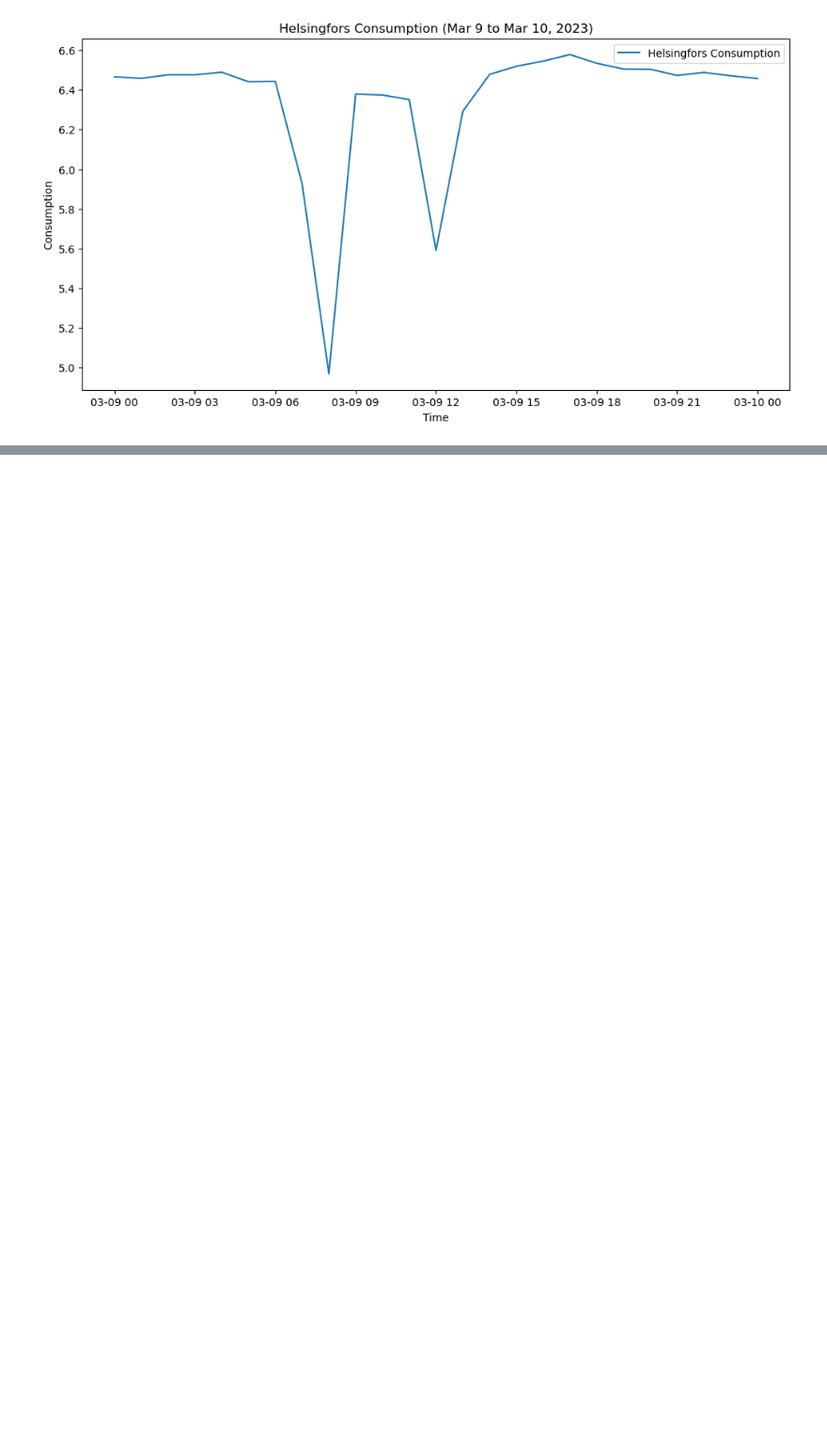
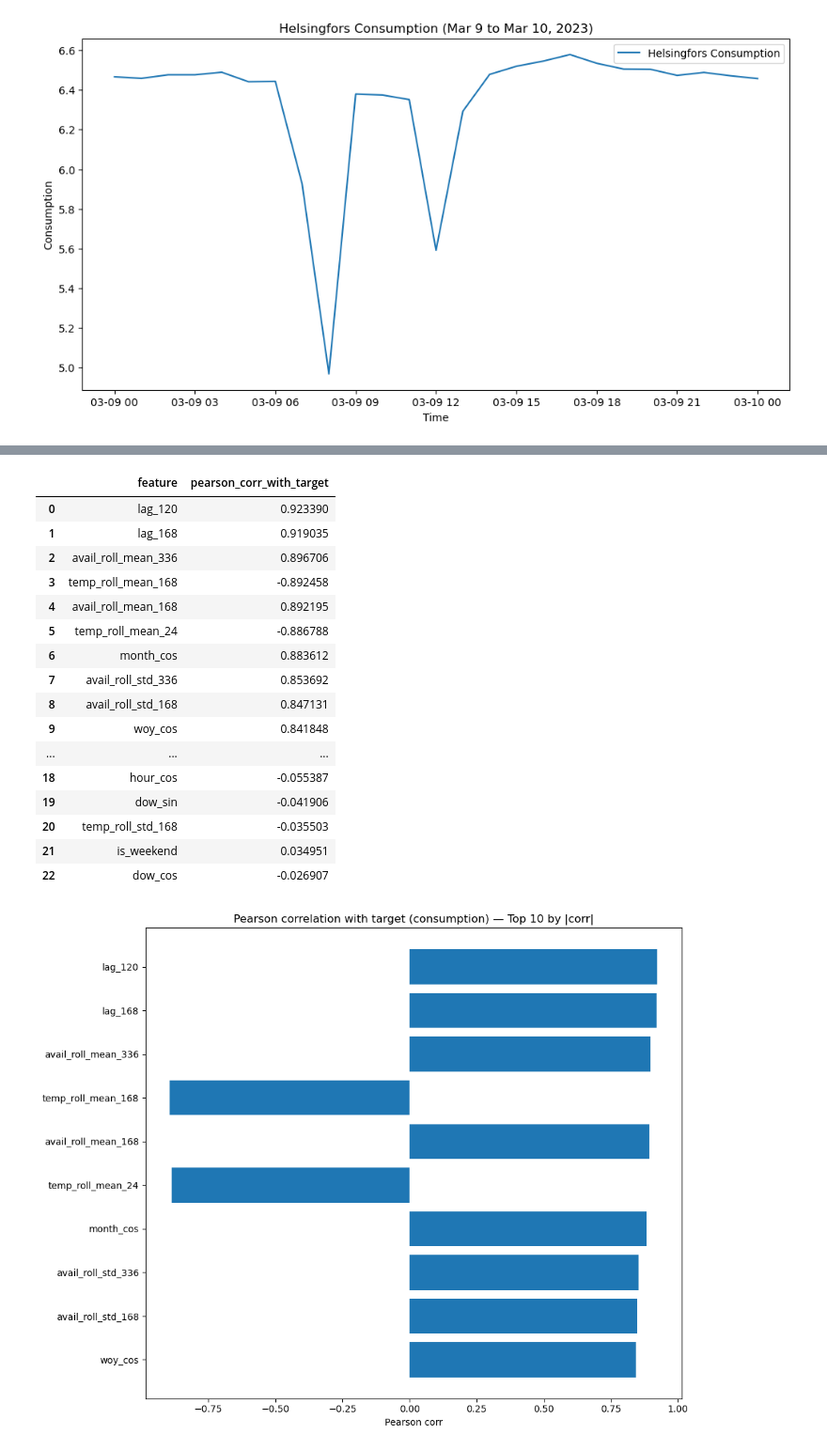
Before and after one commit to sagrimstad/EIT_G3, a Jupyter notebook: eda.ipynb, the cells around one changed output, grey strips where cells are left out. Shown at 94% size. Cells and saved outputs as stored; diff of their text form; code cells hidden in the pictures; blank space fills up the shorter version.

Commit message:
explore correlation betweeen features

```diff
--- a/eda.ipynb
+++ b/eda.ipynb
@@ -355,0 +468,20 @@ plt.show()
+# %%
+# Feature engineering cell
+data = location_df.copy()
+
+data = add_time_features(
+    data,
+    target_col="consumption",
+    temp_col="temperature",
+    delay_days=5,
+    drop_cols=["time", "location", "datetime"],
+    cons_lags=(120, 168), # safe under 5-day delay data constraint
+    cons_rolling_windows=(168, 336),
+    temp_lags=(24, 168),
+    temp_rolling_windows=(24, 168),
+)
+
+# drop NaNs introduced by lag/rolling features
+data = data.dropna()
+
+data.head(5)
@@ -355,0 +579,47 @@ plt.show()
+# %%
+# ==========================================
+# Correlation analysis — 1) target vs feature
+# ==========================================
+# Computes Pearson correlation between y and each selected feature.
+# This is primarily a sanity-check / redundancy tool (linear relationship only).
+
+import pandas as pd
+
+# Pearson correlations: corr(feature, target)
+corr_target = corr_df.corr(numeric_only=True)[target_col].drop(labels=[target_col]).sort_values(key=np.abs, ascending=False)
+
+corr_target_df = corr_target.reset_index()
+corr_target_df.columns = ["feature", "pearson_corr_with_target"]
+display(corr_target_df.head(30))
+
+# Bar plot of top absolute correlations
+TOP_N = 10
+top = corr_target_df.head(TOP_N).iloc[::-1]
+
+import matplotlib.pyplot as plt
+
+plt.figure(figsize=(10, 8))
+plt.barh(top["feature"], top["pearson_corr_with_target"])
+plt.title(f"Pearson correlation with target ({target_col}) — Top {TOP_N} by |corr|")
+plt.xlabel("Pearson corr")
+plt.tight_layout()
+plt.show()
+# %% [output]
+|  | feature | pearson_corr_with_target |
+| 0 | lag_120 | 0.923390 |
+| 1 | lag_168 | 0.919035 |
+| 2 | avail_roll_mean_336 | 0.896706 |
+| 3 | temp_roll_mean_168 | -0.892458 |
+| 4 | avail_roll_mean_168 | 0.892195 |
+| 5 | temp_roll_mean_24 | -0.886788 |
+| 6 | month_cos | 0.883612 |
+| 7 | avail_roll_std_336 | 0.853692 |
+| 8 | avail_roll_std_168 | 0.847131 |
+| 9 | woy_cos | 0.841848 |
+| ... | ... | ... |
+| 18 | hour_cos | -0.055387 |
+| 19 | dow_sin | -0.041906 |
+| 20 | temp_roll_std_168 | -0.035503 |
+| 21 | is_weekend | 0.034951 |
+| 22 | dow_cos | -0.026907 |
+[figure, added]
```
Also changed, not shown: parts of 8 cells of this notebook.
